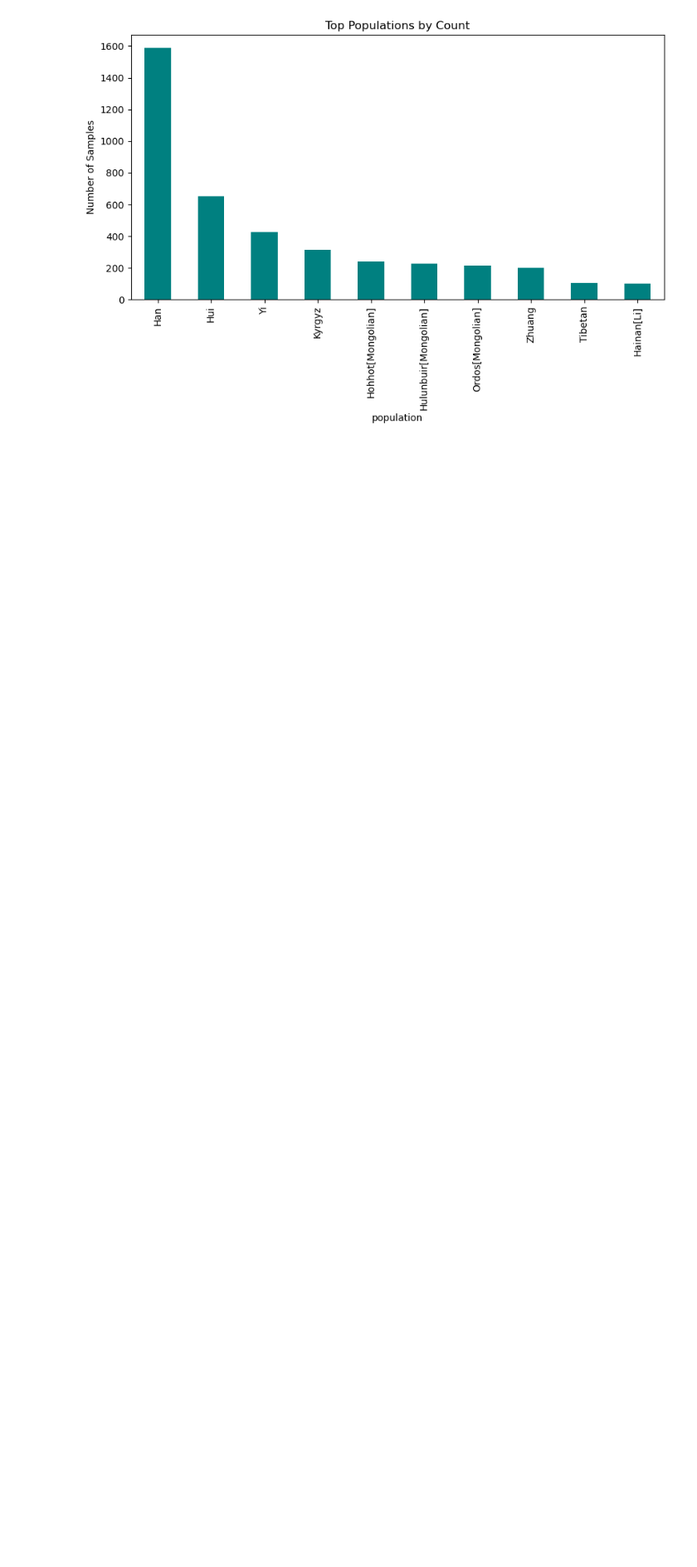
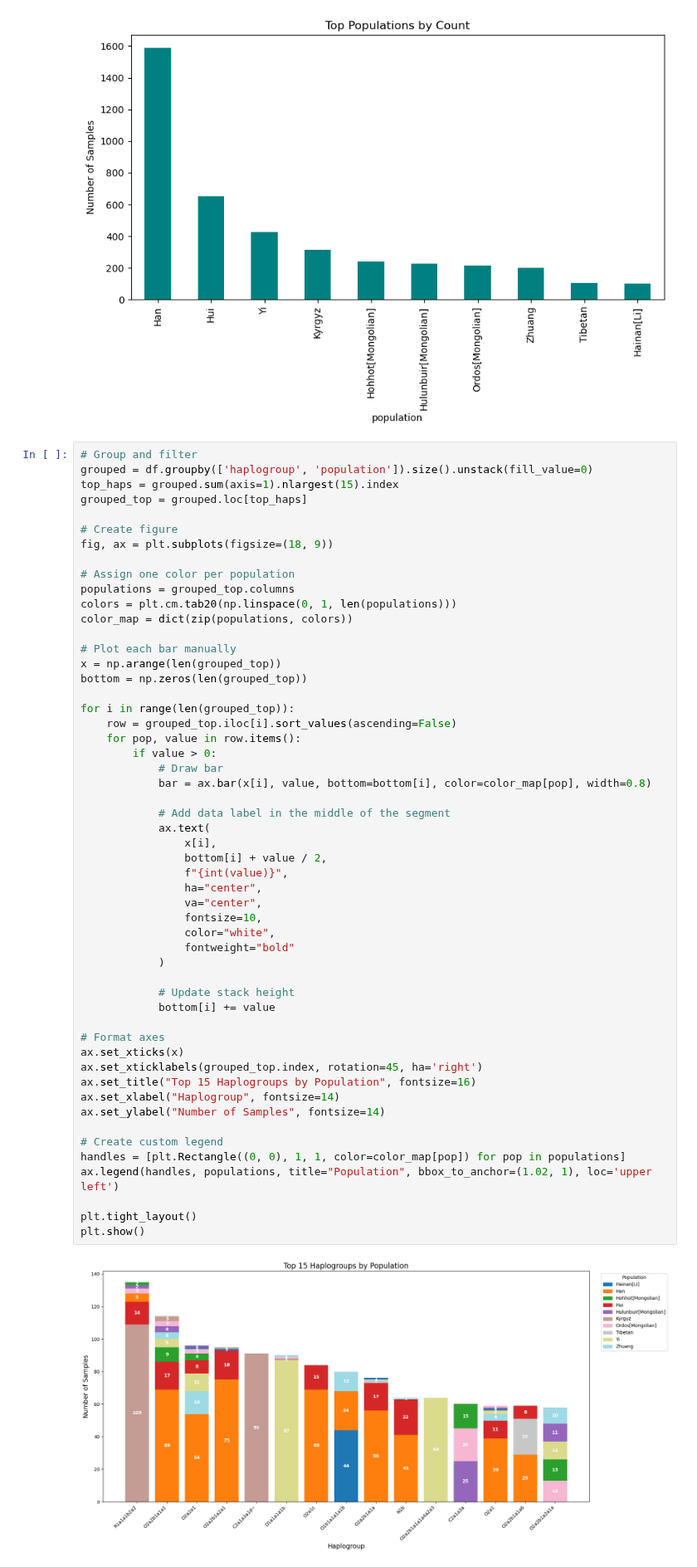
Before and after one commit to kibindy/LT8_final_project, a Jupyter notebook: Scratch - Mia.ipynb, the cells around one changed output. Shown at 83% size. Saved outputs shown, nothing was run; the diff lists cells and outputs as text; blank space fills up the shorter version.

Commit message:
stacked the haplogroup bars by population

```diff
--- a/Scratch - Mia.ipynb
+++ b/Scratch - Mia.ipynb
@@ -292,6 +292,61 @@ plt.ylabel("Number of Samples")
 plt.show()
 # %% [output]
 [figure]
+# %%
+# Group and filter
+grouped = df.groupby(['haplogroup', 'population']).size().unstack(fill_value=0)
+top_haps = grouped.sum(axis=1).nlargest(15).index
+grouped_top = grouped.loc[top_haps]
+
+# Create figure
+fig, ax = plt.subplots(figsize=(18, 9))
+
+# Assign one color per population
+populations = grouped_top.columns
+colors = plt.cm.tab20(np.linspace(0, 1, len(populations)))
+color_map = dict(zip(populations, colors))
+
+# Plot each bar manually
+x = np.arange(len(grouped_top))
+bottom = np.zeros(len(grouped_top))
+
+for i in range(len(grouped_top)):
+    row = grouped_top.iloc[i].sort_values(ascending=False)
+    for pop, value in row.items():
+        if value > 0:
+            # Draw bar
+            bar = ax.bar(x[i], value, bottom=bottom[i], color=color_map[pop], width=0.8)
+
+            # Add data label in the middle of the segment
+            ax.text(
+                x[i],
+                bottom[i] + value / 2,
+                f"{int(value)}",
+                ha="center",
+                va="center",
+                fontsize=10,
+                color="white",
+                fontweight="bold"
+            )
+
+            # Update stack height
+            bottom[i] += value
+
+# Format axes
+ax.set_xticks(x)
+ax.set_xticklabels(grouped_top.index, rotation=45, ha='right')
+ax.set_title("Top 15 Haplogroups by Population", fontsize=16)
+ax.set_xlabel("Haplogroup", fontsize=14)
+ax.set_ylabel("Number of Samples", fontsize=14)
+
+# Create custom legend
+handles = [plt.Rectangle((0, 0), 1, 1, color=color_map[pop]) for pop in populations]
+ax.legend(handles, populations, title="Population", bbox_to_anchor=(1.02, 1), loc='upper left')
+
+plt.tight_layout()
+plt.show()
+# %% [output]
+[figure, added]
 # %% [markdown]
 ##### Analysis
 
```
Also changed, not shown: parts of 1 cell of this notebook.
